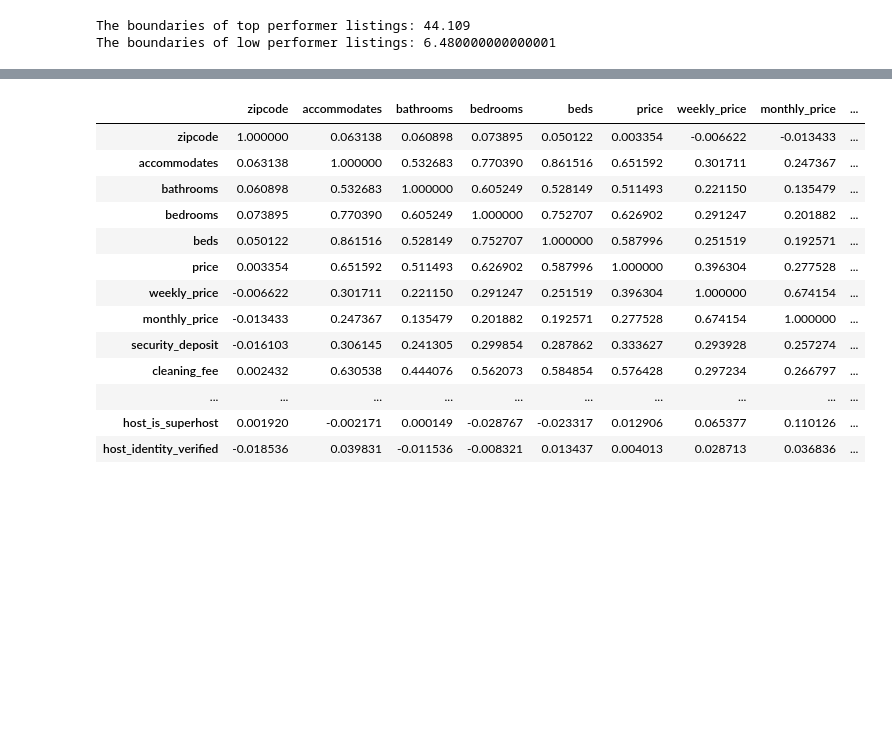
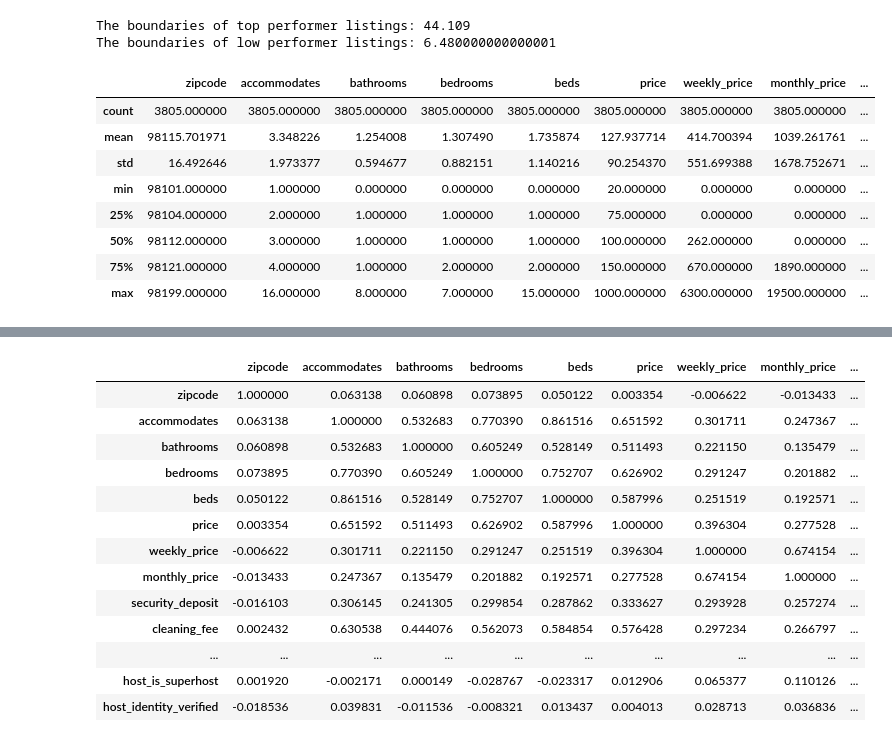
Before and after one commit to tonyman316/Become_a_Top_Airbnb_Earner, a Jupyter notebook: seattle_airbnb_top_earner.ipynb, the cells around one changed output, grey strips where cells are left out. Drawn from its saved outputs; the diff is of its cells as text; code cells hidden in the pictures; blank space fills up the shorter version.

```diff
--- a/seattle_airbnb_top_earner.ipynb
+++ b/seattle_airbnb_top_earner.ipynb
@@ -192,16 +192,26 @@ seattle_data = seattle_data[seattle_features].dropna()
 # %%
 # Needed features:
 features = ['zipcode', 'accommodates', 'bathrooms', 'bedrooms', 'beds', 'price', 'weekly_price',
                     'monthly_price', 'security_deposit', 'cleaning_fee', 'extra_people', 'minimum_nights',
                     'host_response_time', 'host_is_superhost', 'host_identity_verified', 'instant_bookable',
                     'cancellation_policy'
                     ]
 
 X = seattle_data[features]
 
 # Statistic of seattle features
 # X
-# X.describe()
+X.describe()
+# %% [output]
+|  | zipcode | accommodates | bathrooms | bedrooms | beds | price | weekly_price | monthly_price | ... |
+| count | 3805.000000 | 3805.000000 | 3805.000000 | 3805.000000 | 3805.000000 | 3805.000000 | 3805.000000 | 3805.000000 | ... |
+| mean | 98115.701971 | 3.348226 | 1.254008 | 1.307490 | 1.735874 | 127.937714 | 414.700394 | 1039.261761 | ... |
+| std | 16.492646 | 1.973377 | 0.594677 | 0.882151 | 1.140216 | 90.254370 | 551.699388 | 1678.752671 | ... |
+| min | 98101.000000 | 1.000000 | 0.000000 | 0.000000 | 0.000000 | 20.000000 | 0.000000 | 0.000000 | ... |
+| 25% | 98104.000000 | 2.000000 | 1.000000 | 1.000000 | 1.000000 | 75.000000 | 0.000000 | 0.000000 | ... |
+| 50% | 98112.000000 | 3.000000 | 1.000000 | 1.000000 | 1.000000 | 100.000000 | 262.000000 | 0.000000 | ... |
+| 75% | 98121.000000 | 4.000000 | 1.000000 | 2.000000 | 2.000000 | 150.000000 | 670.000000 | 1890.000000 | ... |
+| max | 98199.000000 | 16.000000 | 8.000000 | 7.000000 | 15.000000 | 1000.000000 | 6300.000000 | 19500.000000 | ... |
 # %%
 # Prediction target
 y = seattle_data.new_score_reviews
```
Also changed, not shown: parts of 6 cells of this notebook.
